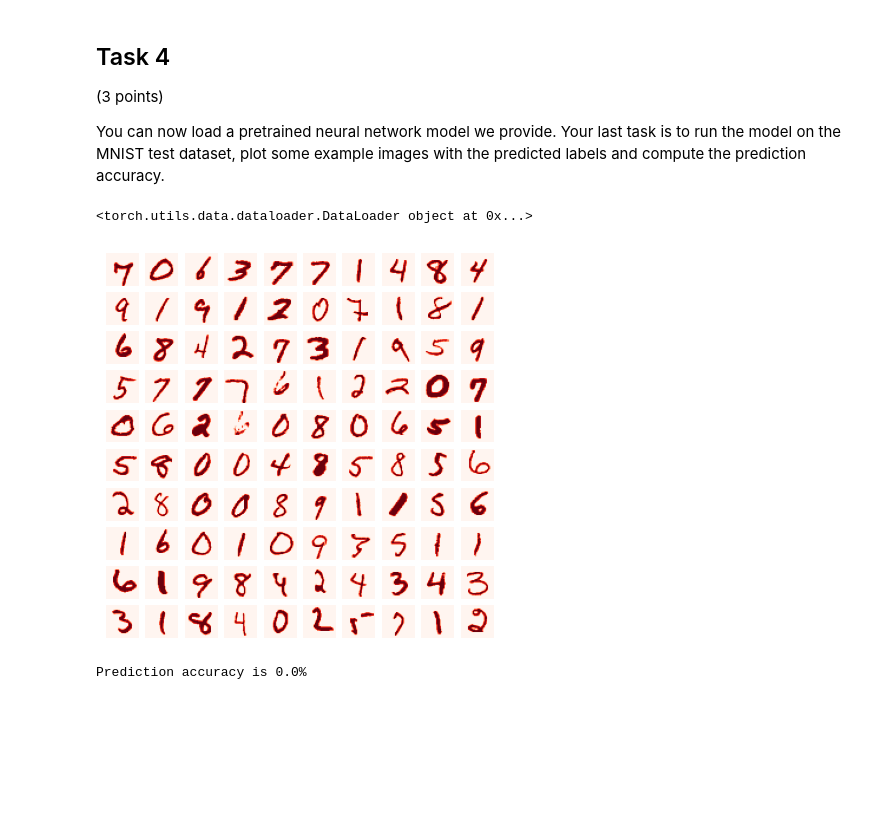
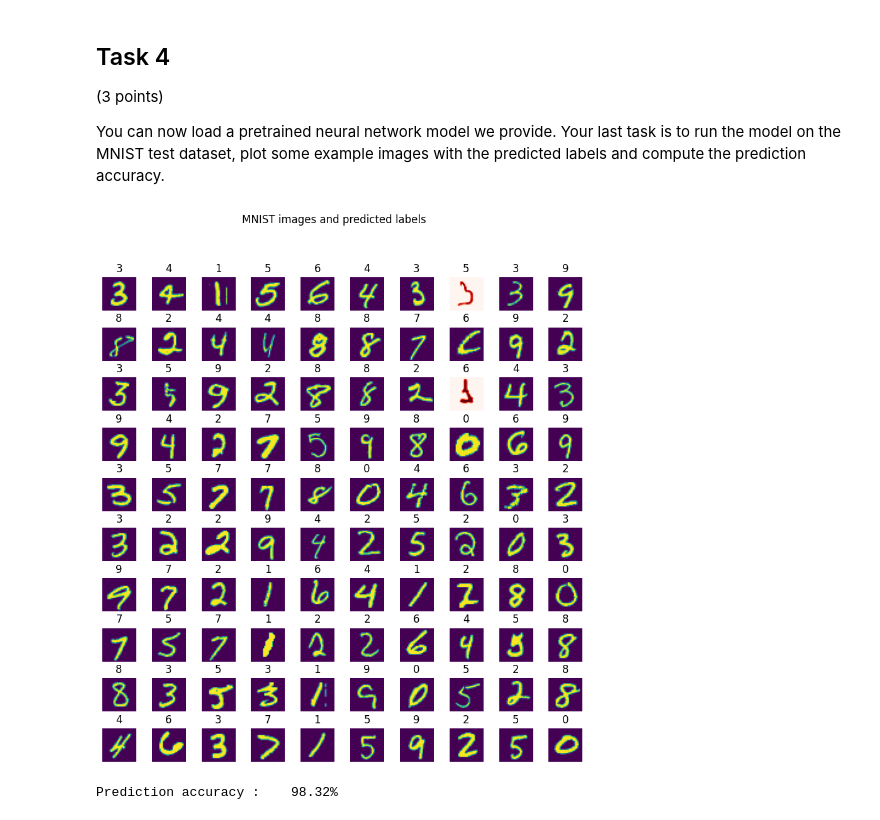
Before and after one commit to cfyoc/3dcv-students, a Jupyter notebook: 2.0-tl-pytorch.ipynb, the cells around one changed output. Saved outputs shown, nothing was run; the diff lists cells and outputs as text; code cells hidden in the pictures; blank space fills up the shorter version.

```diff
--- a/2.0-tl-pytorch.ipynb
+++ b/2.0-tl-pytorch.ipynb
@@ -241,9 +244,7 @@ Your last task is to run the model on the MNIST test dataset, plot some example
 # %%
 def validate(model, data_loader):
     # TODO: Create a 10x10 grid of subplots
-
-    fig, ax = plt.subplots(10,10 , figsize=(5,5))
-
+    fig, axs = plt.subplots(10,10, figsize=(10,10))
     model.eval()
     correct = 0 # count for correct predictions
 
@@ -251,69 +252,67 @@ def validate(model, data_loader):
         for i, item in enumerate(data_loader):
             # TODO: unpack item into image and ground truth
             #       and run network on them
-            image, ground_truth = item
-
-            output=model(image)
-
+            img, true_label = item
+            output = model(img).detach().numpy().squeeze()
 
             # TODO: get class with highest probability
-            class_prediction=output.argmax
+            predicted_label = np.argmax(output)
 
             # TODO: check if prediction is correct
             #       and add it to correct count
-            if class_prediction==ground_truth:
+            if true_label == predicted_label:
                 correct += 1
 
             # plot the first 100 images
             if i < 100:
                 # TODO: compute position of ith image in the grid
-                grid_position= (i // 10, i % 10)
+                row, col = np.unravel_index(i, (10,10))
+                ax = axs[row][col]
+
                 # TODO: convert image tensor to numpy array
                 #       and normalize to [0, 1]
-                image = image.squeeze().numpy() /255
-
-                ax[grid_position].axis("off")
-                plt.xlabel(f"{ground_truth}")
+                img = img.detach().numpy()
+                img = np.squeeze(img)
+                img = img/255
 
                 # TODO: make wrongly predicted images red
-                if class_prediction != ground_truth:
-                    ax[grid_position].imshow(image, cmap="Reds")
+                if true_label == predicted_label:
+                    ax.imshow(img)
+                    ax.axis("off")
 
                 # TODO: disable axis and show image
                 else:
-                    ax[grid_position].imshow(image)
-
-
+                    ax.imshow(img, cmap="Reds")
+                    ax.axis("off")
 
                 # TODO: show the predicted class next to each image
-                plt.xlabel(f"{ground_truth}")
-
+                ax.set_title("{}".format(predicted_label))
 
             elif i == 100:
+                plt.subplots_adjust(hspace=0.5)
+                fig.suptitle("MNIST images and predicted labels")
                 plt.show()
 
     # TODO: compute and print the prediction accuracy in percent
-    print(f"Prediction accuracy is {correct/len(data_loader)}%")
+    print("Prediction accuracy : \t {}%".format(correct/len(data_loader)*100))
 
 # create a DataLoader using the implemented MNIST dataset class
 data_loader = torch.utils.data.DataLoader(
     MNIST('data/mnist/testing',
     transform=transforms.Compose([
         transforms.ToTensor(),
         transforms.Normalize((0.1307,), (0.3081,))
     ])),
     batch_size=1, shuffle=True)
 
-print(data_loader)
 # create the neural network
 model = Net()
 
 # load the statedict from 'models/mnist/simple_cnn.pt'
 model.load_state_dict(torch.load('models/mnist/simple_cnn.pt'))
 
 # validate the model
 validate(model, data_loader)
 # %% [output]
+[figure, new version]
-<torch.utils.data.dataloader.DataLoader object at 0x...>
+Prediction accuracy :    98.32%
-[figure, old version]
-Prediction accuracy is 0.0%
```
Also changed, not shown: parts of 4 cells of this notebook.
